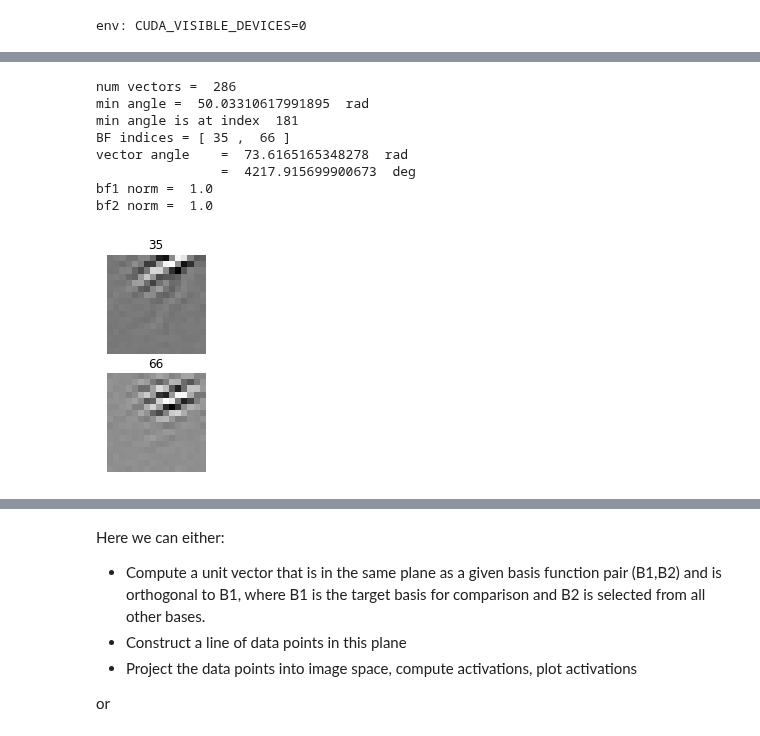
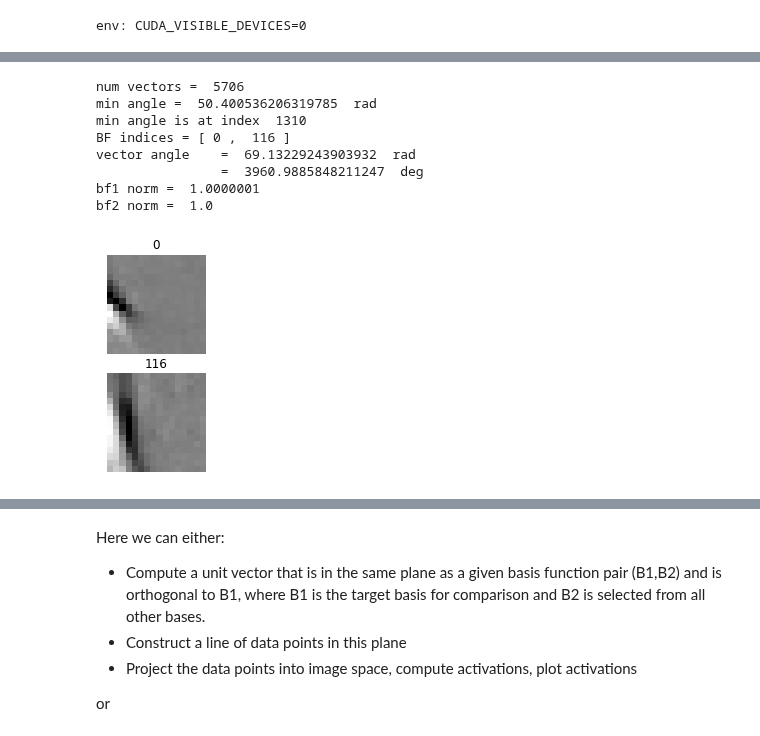
Before and after one commit to dpaiton/DeepSparseCoding, a Jupyter notebook: vis_iso_contours.ipynb, the cells around one changed output, grey strips where cells are left out. Saved outputs shown, nothing was run; the diff lists cells and outputs as text; code cells hidden in the pictures.

```diff
--- a/vis_iso_contours.ipynb
+++ b/vis_iso_contours.ipynb
@@ -19,8 +19,8 @@ import utils.plot_functions as pf
 import analysis.analysis_picker as ap
 # %%
 analysis_params = {
-  "model_type": "subspace_lca",
-  "model_name": "subspace_lca",
+  "model_type": "lca",
+  "model_name": "lca",
   "version": "0.0",
   "save_info": "analysis",
   "overwrite_analysis": False}
@@ -75,52 +61,52 @@ min_angle = 50
 max_angle = 75
 
 #min_angle = 89
 #max_angle = 91
 
 #min_angle = 100
 #max_angle = 180
 
 vectors = np.argwhere(np.logical_and(neuron_angles<max_angle, neuron_angles>min_angle))
 print("num vectors = ", vectors.shape[0])
 
 if vectors.shape[0] > 0:
   print("min angle = ", np.min(neuron_angles[vectors[:,0], vectors[:,1]]), " rad")
   print("min angle is at index ", np.argmin(neuron_angles[vectors[:,0], vectors[:,1]]))
 
-  vector_id = 27
-  bf_id1 = vectors[vector_id, 0]#max_indices[0]
-  bf_id2 = vectors[vector_id, 1]#max_indices[1]
-  print("BF indices = [",bf_id1,", ",bf_id2,"]")
+  vector_id = 0#27
+  bf_id0 = vectors[vector_id, 0]#max_indices[0]
+  bf_id1 = vectors[vector_id, 1]#max_indices[1]
+  print("BF indices = [",bf_id0,", ",bf_id1,"]")
 
   fig, ax = plt.subplots(2)
   ax[0] = pf.clear_axis(ax[0])
-  ax[0].imshow(analyzer.bf_stats["basis_functions"][bf_id1], cmap="Greys_r")
-  ax[0].set_title(str(bf_id1))
+  ax[0].imshow(analyzer.bf_stats["basis_functions"][bf_id0], cmap="Greys_r")
+  ax[0].set_title(str(bf_id0))
   ax[1] = pf.clear_axis(ax[1])
-  ax[1].imshow(analyzer.bf_stats["basis_functions"][bf_id2], cmap="Greys_r")
-  ax[1].set_title(str(bf_id2))
+  ax[1].imshow(analyzer.bf_stats["basis_functions"][bf_id1], cmap="Greys_r")
+  ax[1].set_title(str(bf_id1))
 
-  print("vector angle\t= ", neuron_angles[bf_id1, bf_id2], " rad\n\t\t= ", neuron_angles[bf_id1, bf_id2]*(180/np.pi), " deg")
-  bf1 = analyzer.bf_stats["basis_functions"][bf_id1].reshape((analyzer.model_params["patch_edge_size"]**2))
-  bf2 = analyzer.bf_stats["basis_functions"][bf_id2].reshape((analyzer.model_params["patch_edge_size"]**2))
+  print("vector angle\t= ", neuron_angles[bf_id0, bf_id1], " rad\n\t\t= ", neuron_angles[bf_id0, bf_id1]*(180/np.pi), " deg")
+  bf1 = analyzer.bf_stats["basis_functions"][bf_id0].reshape((analyzer.model_params["patch_edge_size"]**2))
+  bf2 = analyzer.bf_stats["basis_functions"][bf_id1].reshape((analyzer.model_params["patch_edge_size"]**2))
   bf1_norm = np.linalg.norm(bf1)
   bf2_norm = np.linalg.norm(bf2)
   print("bf1 norm = ", bf1_norm)
   print("bf2 norm = ", bf2_norm)
   bf1 /= bf1_norm
   bf2 /= bf2_norm
 else:
   assert False
 # %% [output]
-num vectors =  286
-min angle =  50.03310617991895  rad
-min angle is at index  181
-BF indices = [ 35 ,  66 ]
-vector angle    =  73.6165165348278  rad
-                =  4217.915699900673  deg
-bf1 norm =  1.0
+num vectors =  5706
+min angle =  50.400536206319785  rad
+min angle is at index  1310
+BF indices = [ 0 ,  116 ]
+vector angle    =  69.13229243903932  rad
+                =  3960.9885848211247  deg
+bf1 norm =  1.0000001
 bf2 norm =  1.0
-[figure, old version]
+[figure, new version]
 # %%
 num_imgs = 10000
 
```
Also changed, not shown: parts of 20 cells of this notebook, 1 other file.
